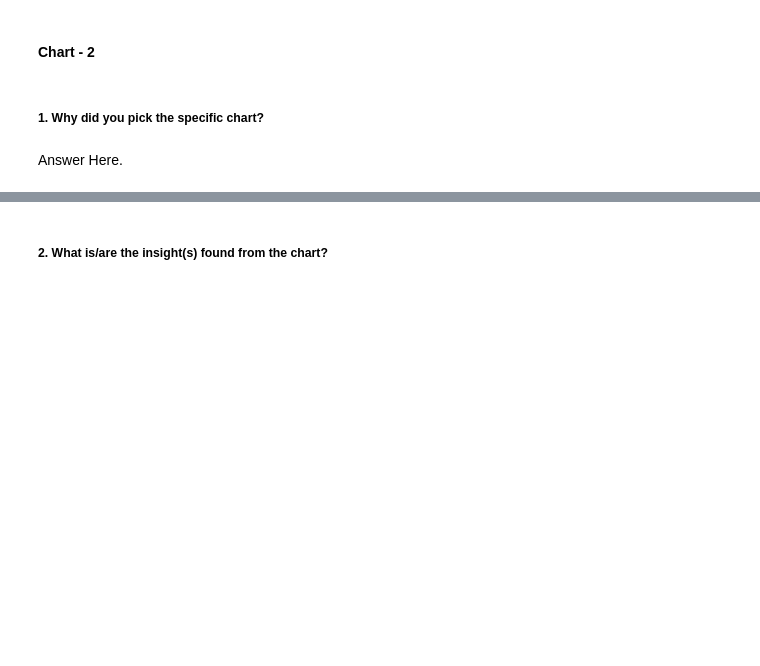
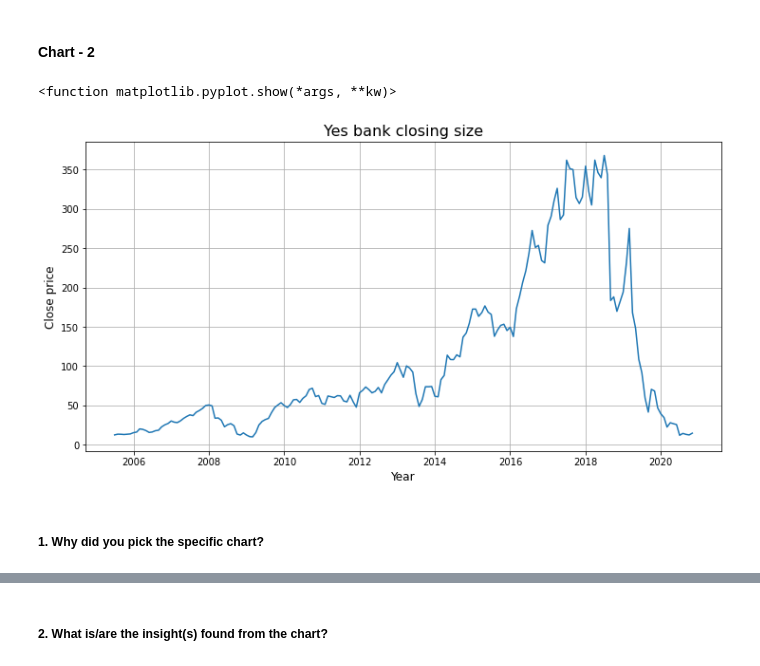
Before and after one commit to avigangarde/Capstone-II--Yes-bank-stock-close-price-prediction-Supervised-ML-Regression-, a Jupyter notebook: Capstone_II_Yes_bank_stock_close_price_prediction(Supervised_ML_Regression).ipynb, the cells around one changed output, grey strips where cells are left out. Saved outputs shown, nothing was run; the diff lists cells and outputs as text; code cells hidden in the pictures; blank space fills up the shorter version.

```diff
--- a/Capstone_II_Yes_bank_stock_close_price_prediction(Supervised_ML_Regression).ipynb
+++ b/Capstone_II_Yes_bank_stock_close_price_prediction(Supervised_ML_Regression).ipynb
@@ -414,4 +412,15 @@ Above insights shows the postive and negative growth of the Yes bank . definatly
+# %%
+# Chart - 2 visualization code
+# ploting close price vs date
+plt.figure(figsize=(12,6))
+plt.grid(True)
+plt.xlabel('Year',fontsize=12)
+plt.ylabel('Close price', fontsize=12)
+plt.plot(df['Date'],df['Close'])
+plt.title('Yes bank closing size', fontsize=16)
+plt.show
+# %% [output]
+<function matplotlib.pyplot.show(*args, **kw)>
+[figure, added]
 # %% [markdown]
 ##### 1. Why did you pick the specific chart?
-# %% [markdown]
-Answer Here.
```
Also changed, not shown: parts of 127 cells of this notebook.
